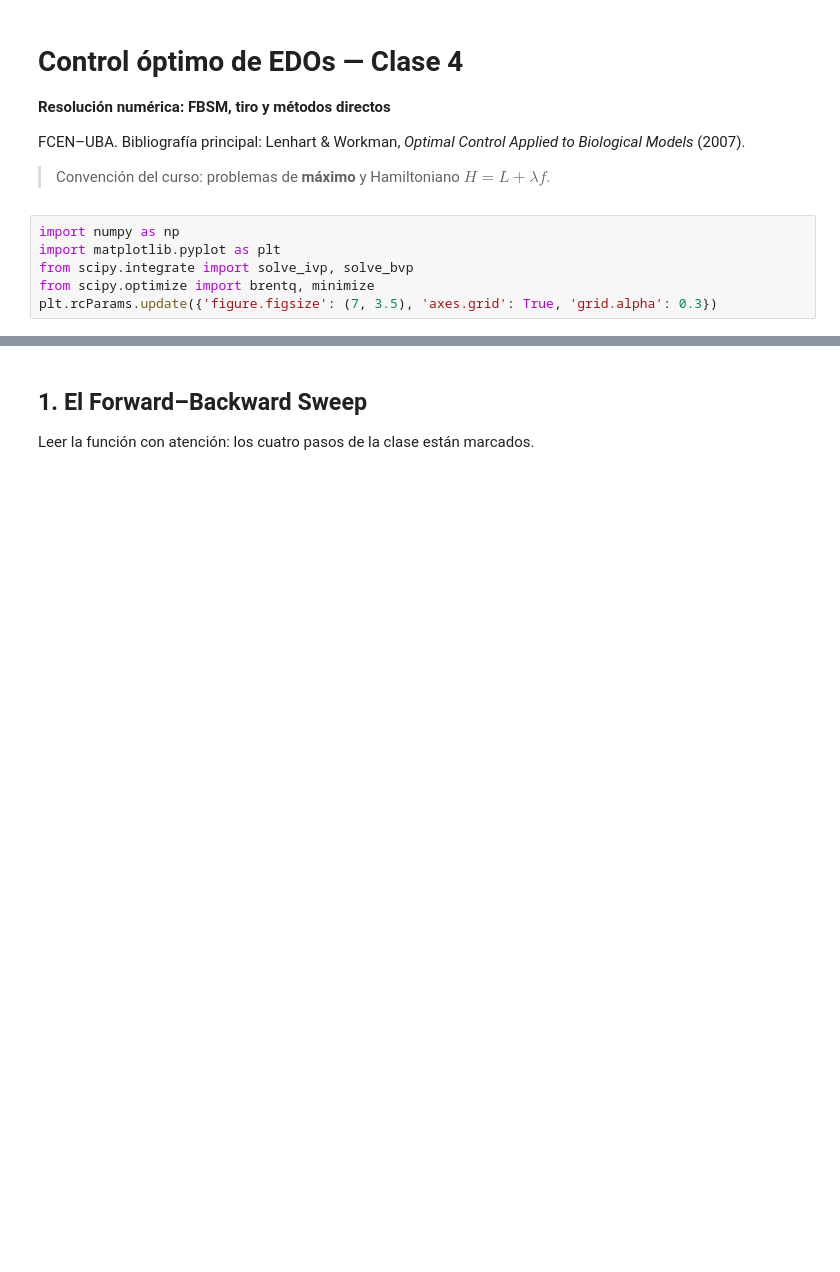
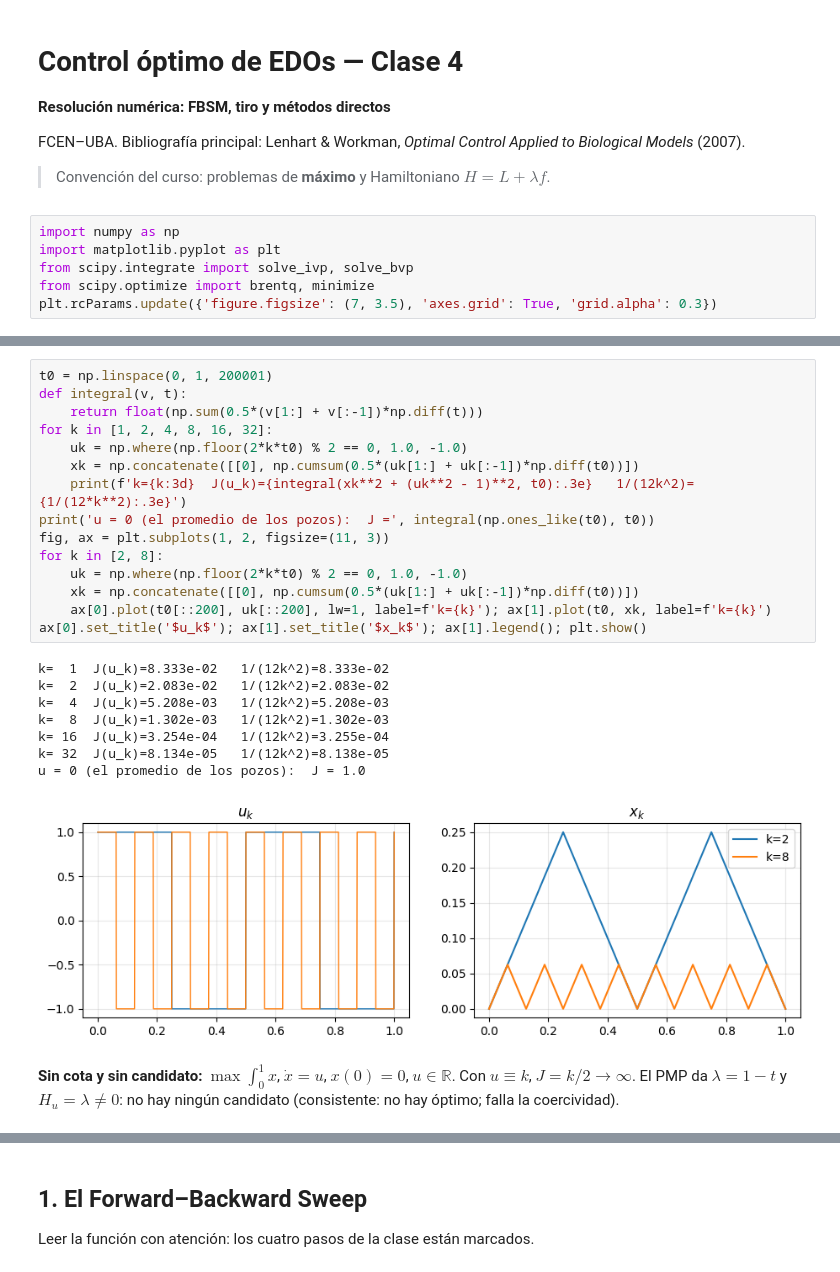
Before and after one commit to csfvega-arg/Colabs-materia-control, a Jupyter notebook: clase04.ipynb, the cells around one changed output, grey strips where cells are left out. Cells and saved outputs as stored; diff of their text form; blank space fills up the shorter version.

```diff
--- a/clase04.ipynb
+++ b/clase04.ipynb
@@ -13,0 +18,27 @@ plt.rcParams.update({'figure.figsize': (7, 3.5), 'axes.grid': True, 'grid.alpha'
+# %%
+t0 = np.linspace(0, 1, 200001)
+def integral(v, t):
+    return float(np.sum(0.5*(v[1:] + v[:-1])*np.diff(t)))
+for k in [1, 2, 4, 8, 16, 32]:
+    uk = np.where(np.floor(2*k*t0) % 2 == 0, 1.0, -1.0)
+    xk = np.concatenate([[0], np.cumsum(0.5*(uk[1:] + uk[:-1])*np.diff(t0))])
+    print(f'k={k:3d}  J(u_k)={integral(xk**2 + (uk**2 - 1)**2, t0):.3e}   1/(12k^2)={1/(12*k**2):.3e}')
+print('u = 0 (el promedio de los pozos):  J =', integral(np.ones_like(t0), t0))
+fig, ax = plt.subplots(1, 2, figsize=(11, 3))
+for k in [2, 8]:
+    uk = np.where(np.floor(2*k*t0) % 2 == 0, 1.0, -1.0)
+    xk = np.concatenate([[0], np.cumsum(0.5*(uk[1:] + uk[:-1])*np.diff(t0))])
+    ax[0].plot(t0[::200], uk[::200], lw=1, label=f'k={k}'); ax[1].plot(t0, xk, label=f'k={k}')
+ax[0].set_title('$u_k$'); ax[1].set_title('$x_k$'); ax[1].legend(); plt.show()
+# %% [output]
+k=  1  J(u_k)=8.333e-02   1/(12k^2)=8.333e-02
+k=  2  J(u_k)=2.083e-02   1/(12k^2)=2.083e-02
+k=  4  J(u_k)=5.208e-03   1/(12k^2)=5.208e-03
+k=  8  J(u_k)=1.302e-03   1/(12k^2)=1.302e-03
+k= 16  J(u_k)=3.254e-04   1/(12k^2)=3.255e-04
+k= 32  J(u_k)=8.134e-05   1/(12k^2)=8.138e-05
+u = 0 (el promedio de los pozos):  J = 1.0
+[figure, added]
+# %% [markdown]
+**Sin cota y sin candidato:** $\max\int_0^1x$, $\dot x=u$, $x(0)=0$, $u\in\mathbb R$. Con $u\equiv k$, $J=k/2\to\infty$.
+El PMP da $\lambda=1-t$ y $H_u=\lambda\neq0$: no hay ningún candidato (consistente: no hay óptimo; falla la coercividad).
```
Also changed, not shown: parts of 2 cells of this notebook, 1 other file.
